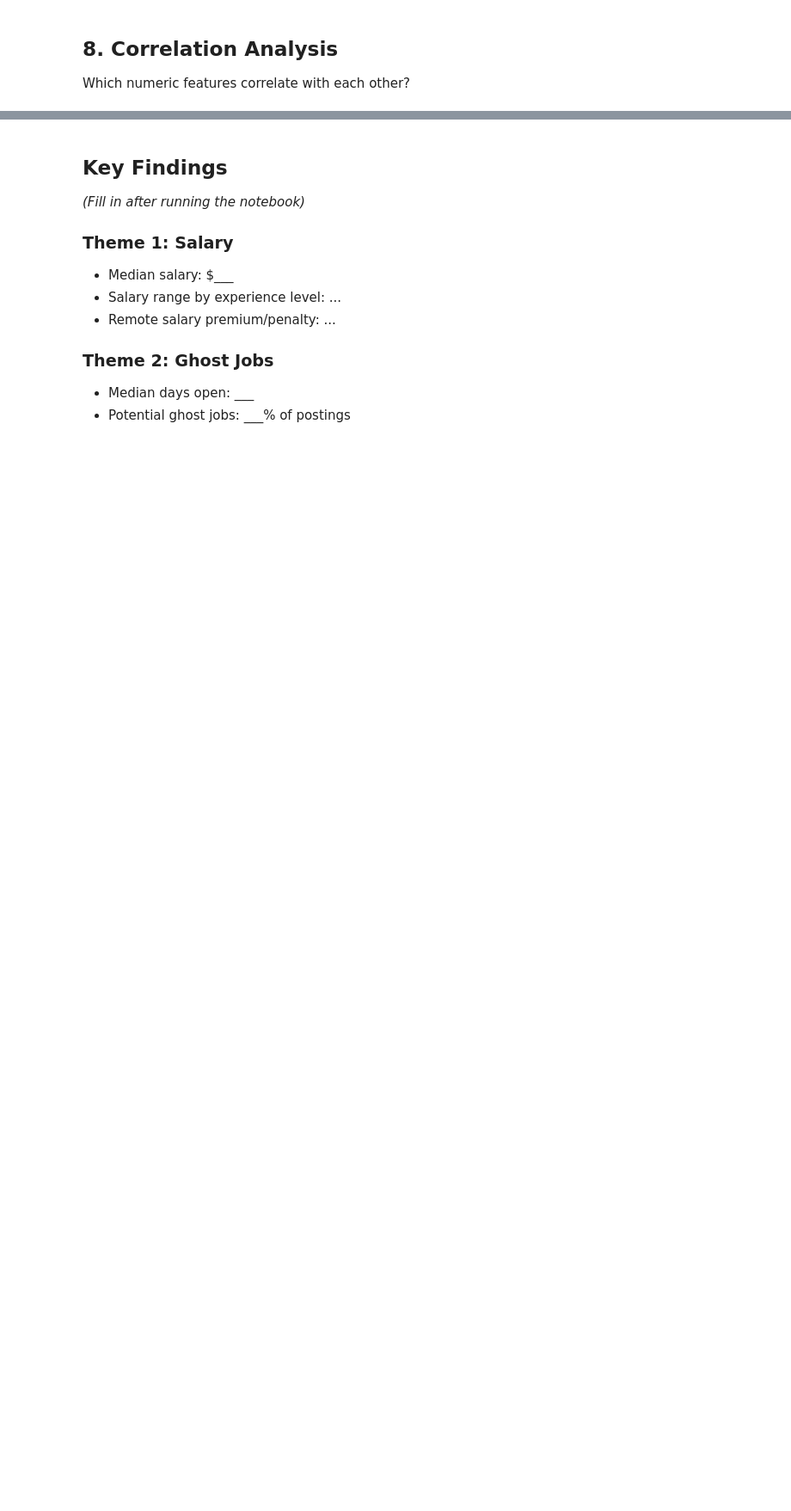
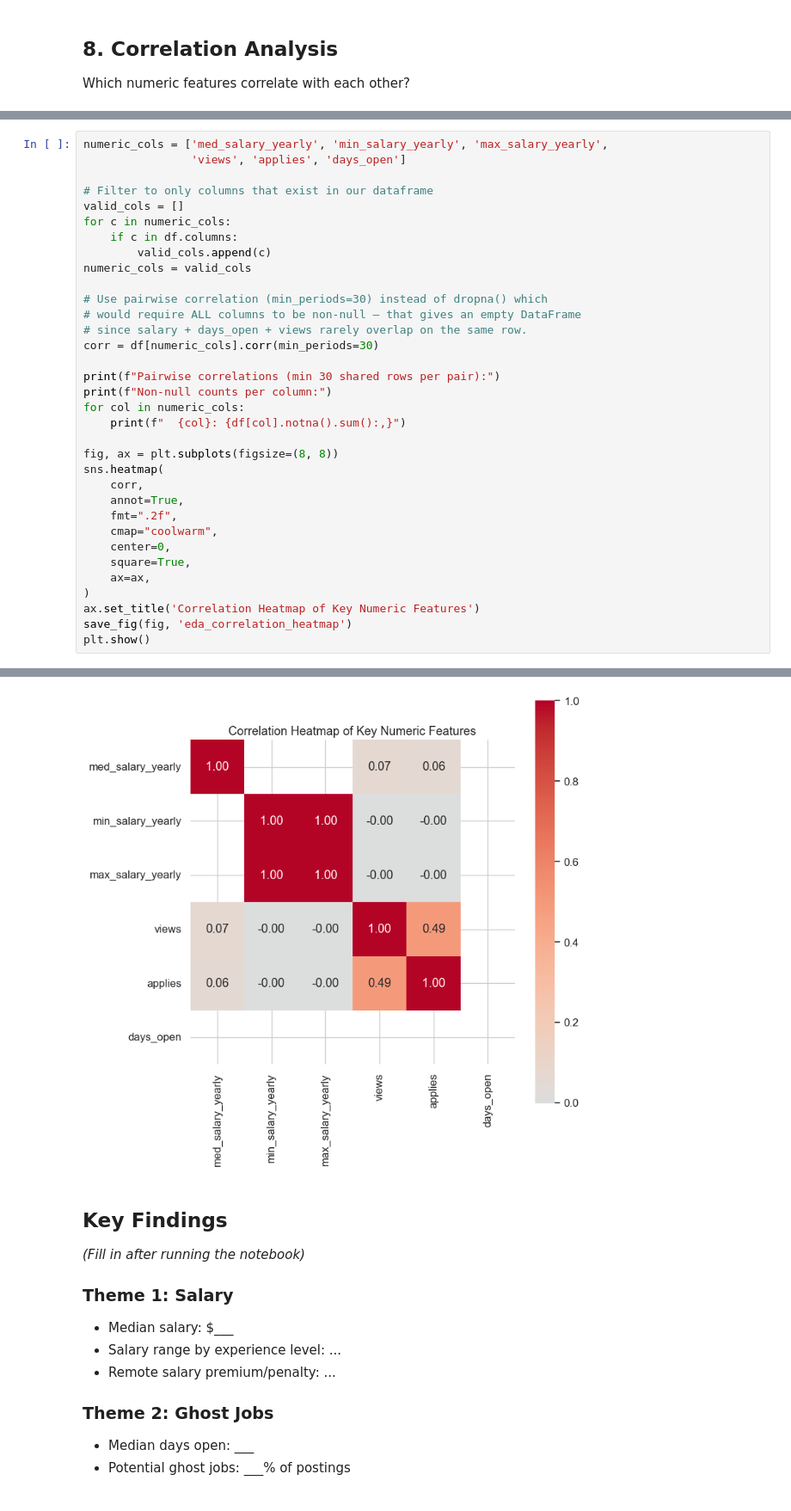
Before and after one commit to mark21097/TalentLens, a Jupyter notebook: notebooks/03-mp-exploratory-data-analysis.ipynb, the cells around one changed output, grey strips where cells are left out. Shown at 86% size. Saved outputs shown, nothing was run; the diff lists cells and outputs as text; blank space fills up the shorter version.

```diff
--- a/notebooks/03-mp-exploratory-data-analysis.ipynb
+++ b/notebooks/03-mp-exploratory-data-analysis.ipynb
@@ -241,0 +437,35 @@ plt.show()
+# %%
+numeric_cols = ['med_salary_yearly', 'min_salary_yearly', 'max_salary_yearly',
+                'views', 'applies', 'days_open']
+
+# Filter to only columns that exist in our dataframe
+valid_cols = []
+for c in numeric_cols:
+    if c in df.columns:
+        valid_cols.append(c)
+numeric_cols = valid_cols
+
+# Use pairwise correlation (min_periods=30) instead of dropna() which
+# would require ALL columns to be non-null — that gives an empty DataFrame
+# since salary + days_open + views rarely overlap on the same row.
+corr = df[numeric_cols].corr(min_periods=30)
+
+print(f"Pairwise correlations (min 30 shared rows per pair):")
+print(f"Non-null counts per column:")
+for col in numeric_cols:
+    print(f"  {col}: {df[col].notna().sum():,}")
+
+fig, ax = plt.subplots(figsize=(8, 8))
+sns.heatmap(
+    corr,
+    annot=True,
+    fmt=".2f",
+    cmap="coolwarm",
+    center=0,
+    square=True,
+    ax=ax,
+)
+ax.set_title('Correlation Heatmap of Key Numeric Features')
+save_fig(fig, 'eda_correlation_heatmap')
+plt.show()
+# %% [output]
@@ -242,3 +480,4 @@ plt.show()
+[figure, added]
 # %% [markdown]
 ## Key Findings
 
```
Also changed, not shown: parts of 16 cells of this notebook, 2 other files.
